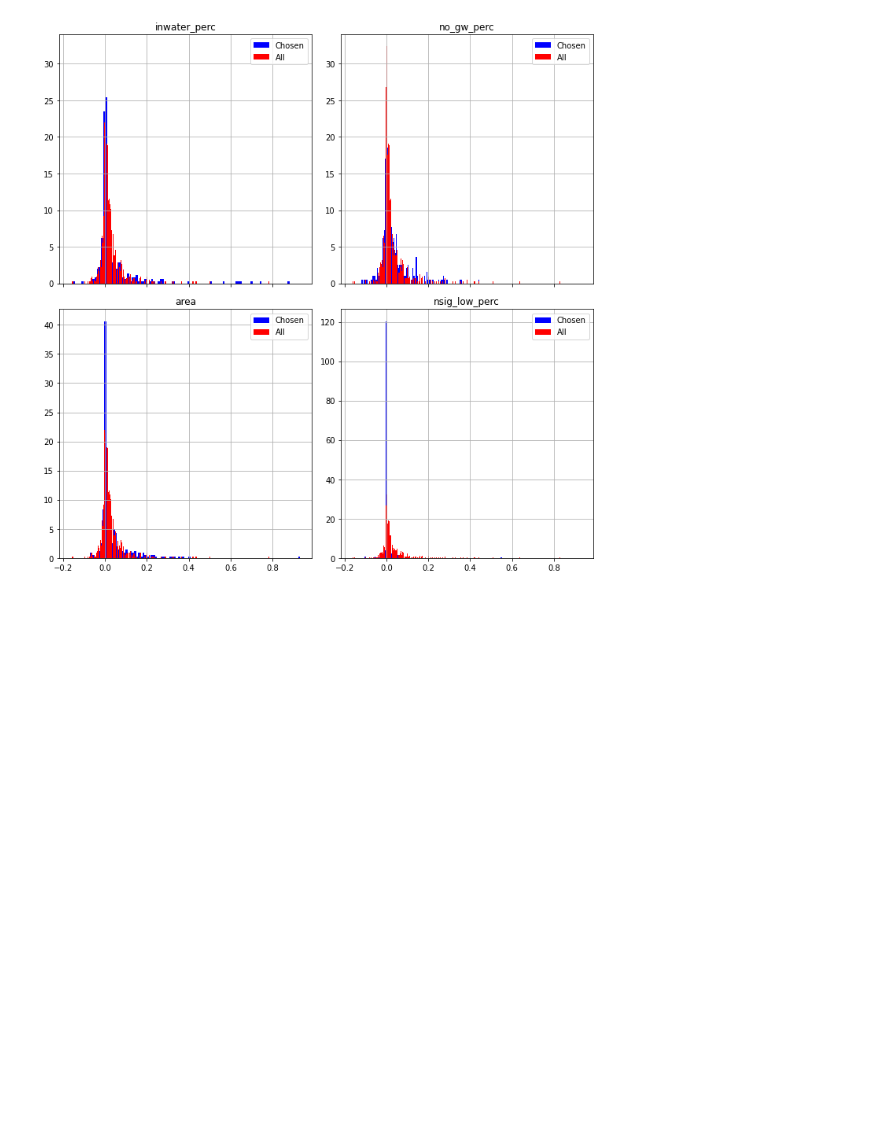
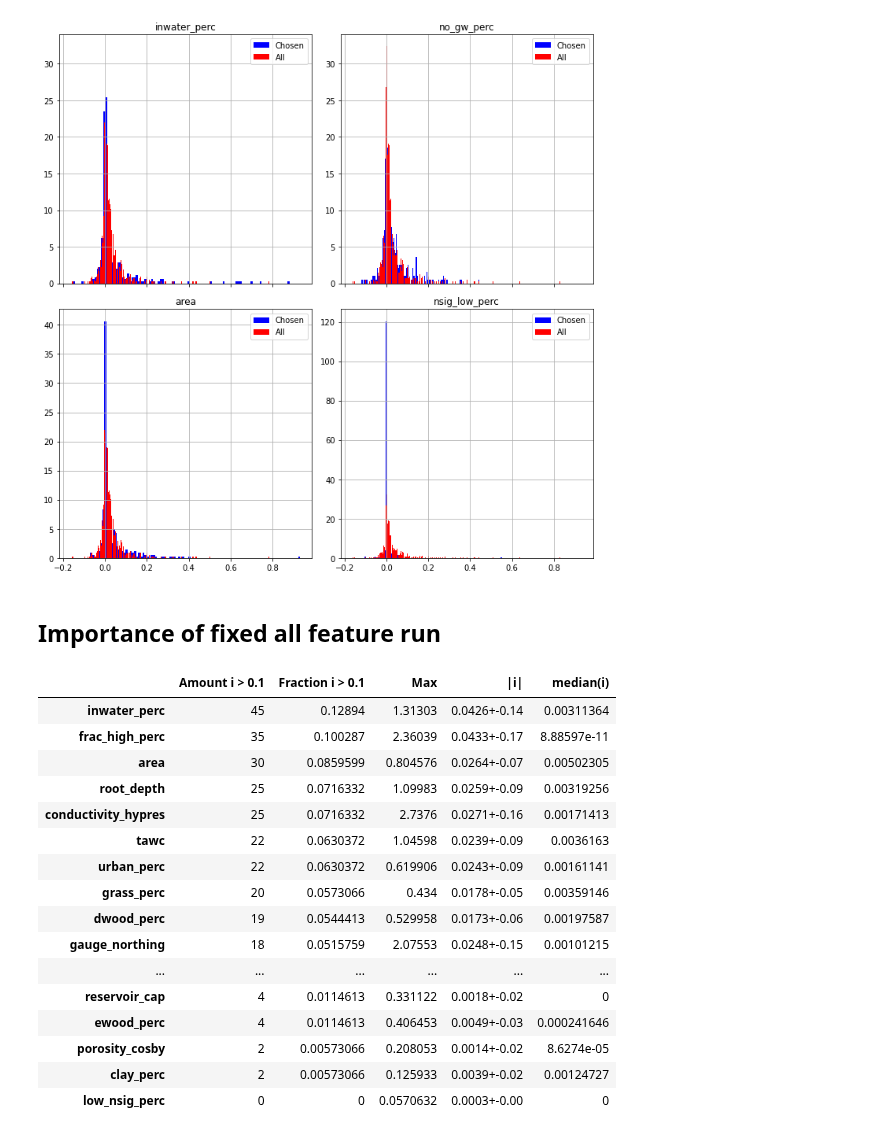
Before and after one commit to bernharl/Master-Thesis, a Jupyter notebook: notebooks/permutation_test.ipynb, the cells around one changed output. Cells and saved outputs as stored; diff of their text form; code cells hidden in the pictures; blank space fills up the shorter version.

```diff
--- a/notebooks/permutation_test.ipynb
+++ b/notebooks/permutation_test.ipynb
@@ -299,3 +296,5 @@ fig.tight_layout()
 plt.show()
 # %% [output]
 [figure]
+# %% [markdown]
+## Importance of fixed all feature run
@@ -301,0 +321,21 @@ plt.show()
+# %%
+fracs_all_features_fixed = importance_metrics(importance_all_features_fixed, limit=0.1)
+fracs_all_features_fixed
+# %% [output]
+|  | Amount i > 0.1 | Fraction i > 0.1 | Max | |i| | median(i) |
+| inwater_perc | 45 | 0.12894 | 1.31303 | 0.0426+-0.14 | 0.00311364 |
+| frac_high_perc | 35 | 0.100287 | 2.36039 | 0.0433+-0.17 | 8.88597e-11 |
+| area | 30 | 0.0859599 | 0.804576 | 0.0264+-0.07 | 0.00502305 |
+| root_depth | 25 | 0.0716332 | 1.09983 | 0.0259+-0.09 | 0.00319256 |
+| conductivity_hypres | 25 | 0.0716332 | 2.7376 | 0.0271+-0.16 | 0.00171413 |
+| tawc | 22 | 0.0630372 | 1.04598 | 0.0239+-0.09 | 0.0036163 |
+| urban_perc | 22 | 0.0630372 | 0.619906 | 0.0243+-0.09 | 0.00161141 |
+| grass_perc | 20 | 0.0573066 | 0.434 | 0.0178+-0.05 | 0.00359146 |
+| dwood_perc | 19 | 0.0544413 | 0.529958 | 0.0173+-0.06 | 0.00197587 |
+| gauge_northing | 18 | 0.0515759 | 2.07553 | 0.0248+-0.15 | 0.00101215 |
+| ... | ... | ... | ... | ... | ... |
+| reservoir_cap | 4 | 0.0114613 | 0.331122 | 0.0018+-0.02 | 0 |
+| ewood_perc | 4 | 0.0114613 | 0.406453 | 0.0049+-0.03 | 0.000241646 |
+| porosity_cosby | 2 | 0.00573066 | 0.208053 | 0.0014+-0.02 | 8.6274e-05 |
+| clay_perc | 2 | 0.00573066 | 0.125933 | 0.0039+-0.02 | 0.00124727 |
+| low_nsig_perc | 0 | 0 | 0.0570632 | 0.0003+-0.00 | 0 |
```
Also changed, not shown: parts of 5 cells of this notebook, 1 other file.
